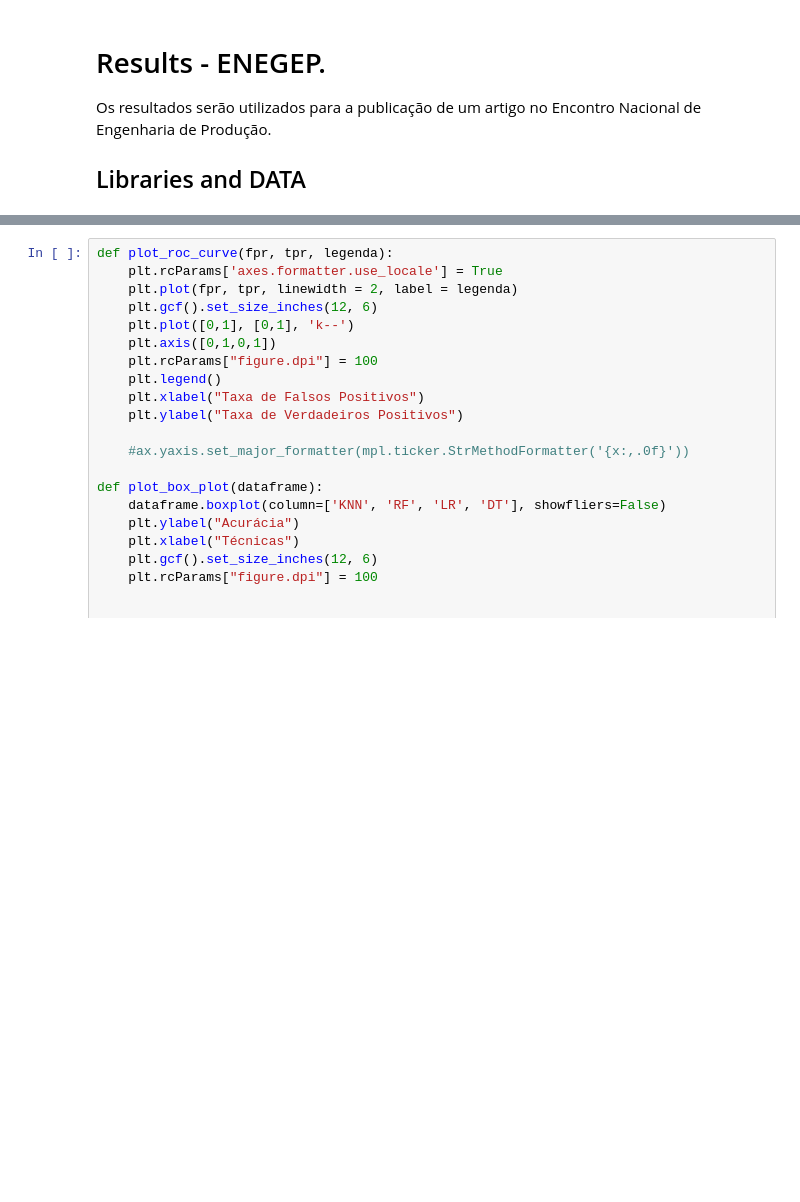
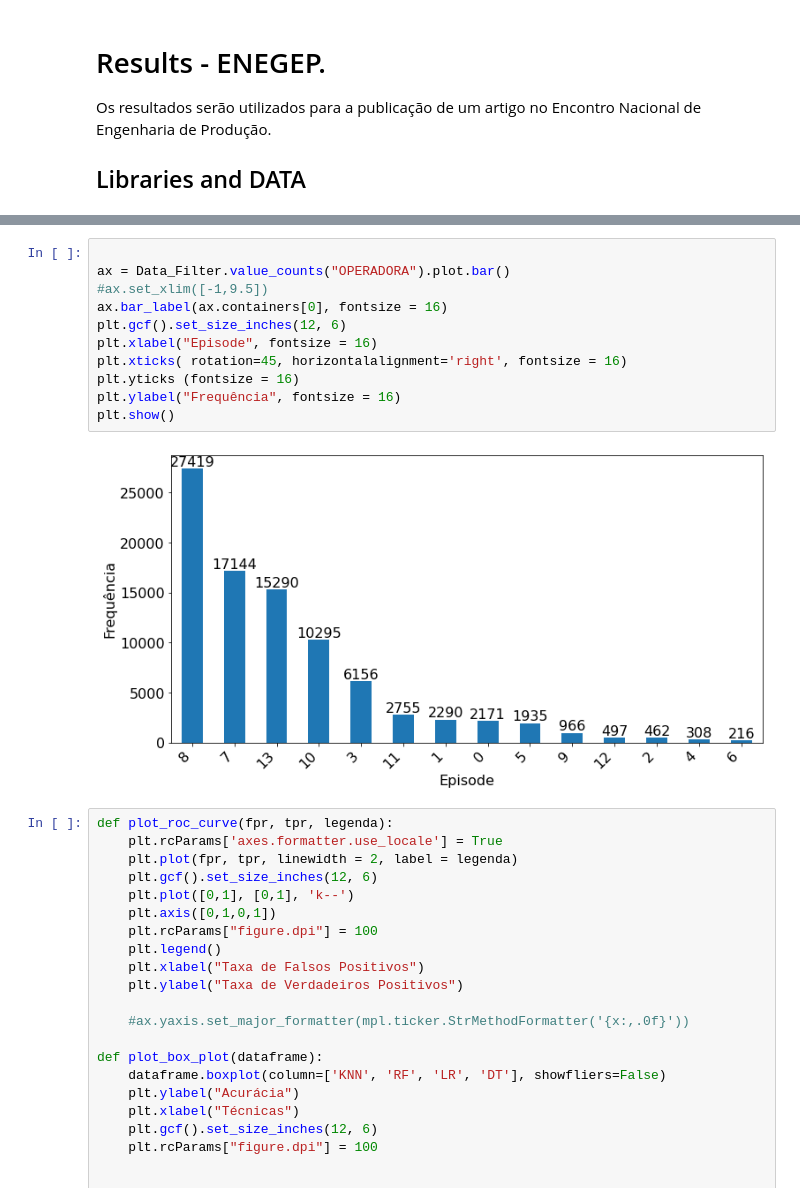
Before and after one commit to mrelero/machine-learning-anatel-database, a Jupyter notebook: ML_Techs/paper-enegep.ipynb, the cells around one changed output, grey strips where cells are left out. Cells and saved outputs as stored; diff of their text form; blank space fills up the shorter version.

```diff
--- a/ML_Techs/paper-enegep.ipynb
+++ b/ML_Techs/paper-enegep.ipynb
@@ -132,3 +189,16 @@ X_train, X_test, y_train, y_test = train_test_split(Dados_X, Dados_Y, test_size=
+# %%
+
+ax = Data_Filter.value_counts("OPERADORA").plot.bar()
+#ax.set_xlim([-1,9.5])
+ax.bar_label(ax.containers[0], fontsize = 16)
+plt.gcf().set_size_inches(12, 6)
+plt.xlabel("Episode", fontsize = 16)
+plt.xticks( rotation=45, horizontalalignment='right', fontsize = 16)
+plt.yticks (fontsize = 16)
+plt.ylabel("Frequência", fontsize = 16)
+plt.show()
+# %% [output]
+[figure, added]
 # %%
 def plot_roc_curve(fpr, tpr, legenda):
     plt.rcParams['axes.formatter.use_locale'] = True
```
Also changed, not shown: parts of 6 cells of this notebook, 3 other files.
